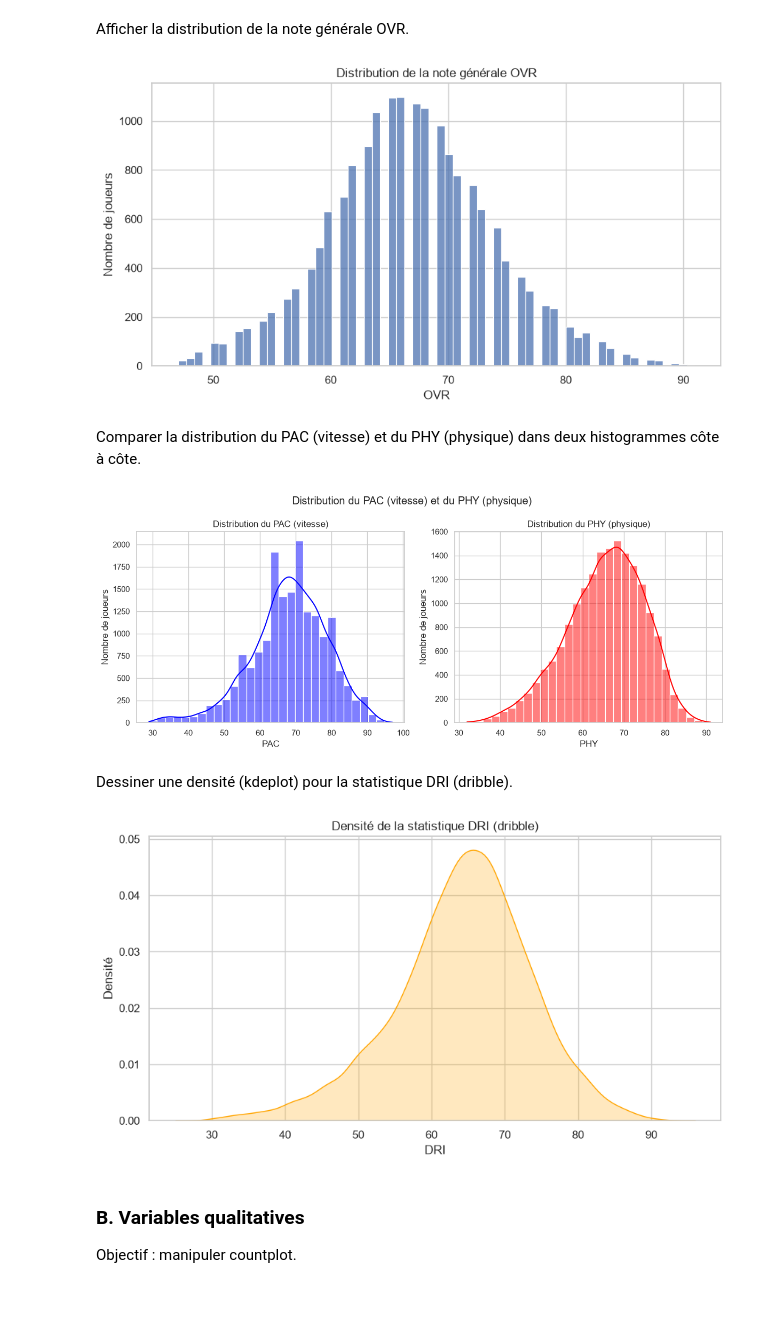
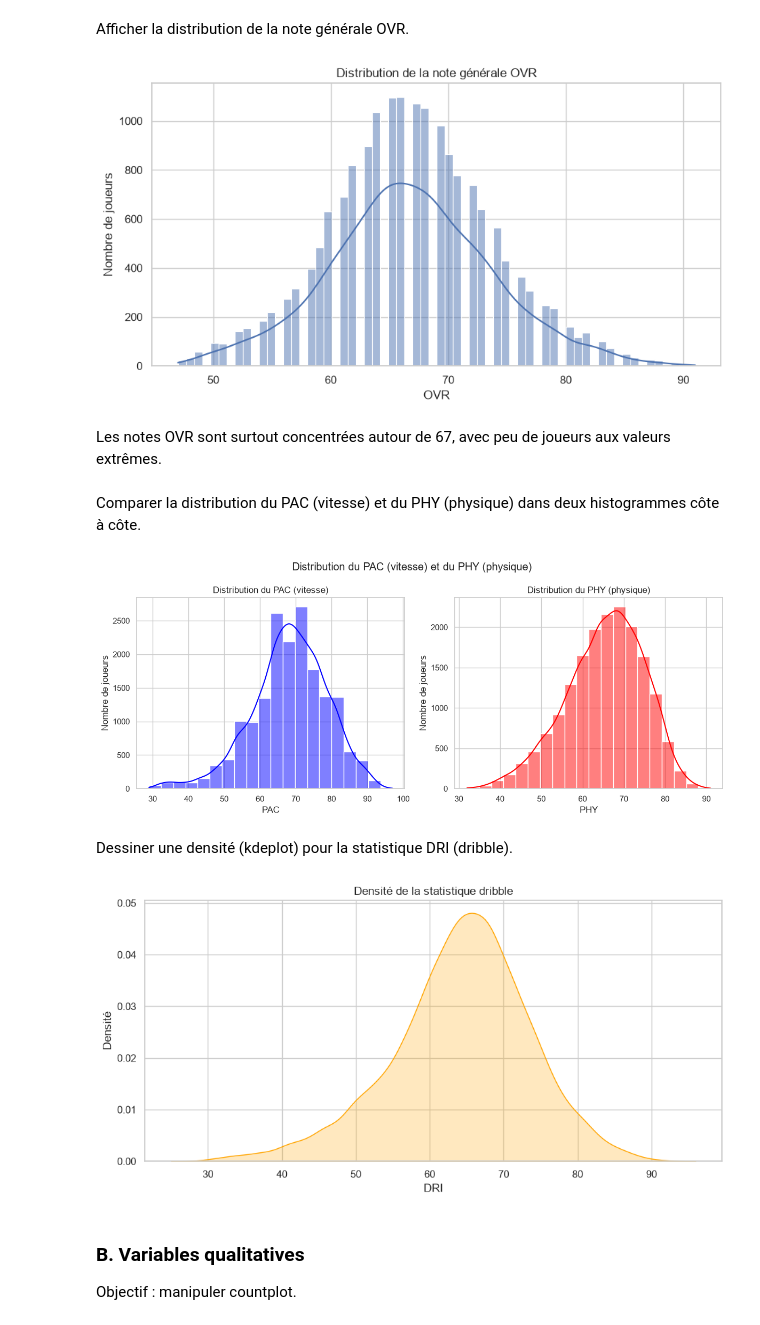
Before and after one commit to Maxime-casr/D-tection-Joueur, a Jupyter notebook: code.ipynb, the cells around one changed output. Saved outputs shown, nothing was run; the diff lists cells and outputs as text; code cells hidden in the pictures; blank space fills up the shorter version.

```diff
--- a/code.ipynb
+++ b/code.ipynb
@@ -82,25 +51,26 @@ Objectif : manipuler histplot , kdeplot .
 Afficher la distribution de la note générale OVR.
 # %%
 plt.figure(figsize=(10, 5))
-sns.histplot(data=df, x='OVR')
+sns.histplot(data=df, x='OVR', kde= True)
 plt.title('Distribution de la note générale OVR')
 plt.xlabel('OVR')
 plt.ylabel('Nombre de joueurs')
 plt.show()
 # %% [output]
-[figure, old version]
+[figure, new version]
+# %% [markdown]
+Les notes OVR sont surtout concentrées autour de 67, avec peu de joueurs aux valeurs extrêmes.
 # %% [markdown]
 Comparer la distribution du PAC (vitesse) et du PHY (physique) dans deux histogrammes côte à côte.
 # %%
-from pyparsing import col
 fig, axes = plt.subplots(1, 2, figsize=(12, 5))
 
-sns.histplot(data=df, x='PAC', bins=30, kde=True, ax=axes[0], color="blue")
+sns.histplot(data=df, x='PAC', bins=20, kde=True, ax=axes[0], color="blue")
 axes[0].set_title('Distribution du PAC (vitesse)')
 axes[0].set_xlabel('PAC')
 axes[0].set_ylabel('Nombre de joueurs')
 
-sns.histplot(data=df, x='PHY', bins=30, kde=True, ax=axes[1],color = "red")
+sns.histplot(data=df, x='PHY', bins=20, kde=True, ax=axes[1],color = "red")
 axes[1].set_title('Distribution du PHY (physique)')
 axes[1].set_xlabel('PHY')
 axes[1].set_ylabel('Nombre de joueurs')
@@ -109,18 +79,18 @@ plt.suptitle('Distribution du PAC (vitesse) et du PHY (physique)')
 plt.tight_layout()
 plt.show()
 # %% [output]
-[figure, old version]
+[figure, new version]
 # %% [markdown]
 Dessiner une densité (kdeplot) pour la statistique DRI (dribble).
 # %%
-plt.figure(figsize=(10, 5))
+plt.figure(figsize=(11, 5))
 sns.kdeplot(data=df, x='DRI', fill=True, color='orange')
-plt.title('Densité de la statistique DRI (dribble)')
+plt.title('Densité de la statistique dribble')
 plt.xlabel('DRI')
 plt.ylabel('Densité')
 plt.show()
 # %% [output]
-[figure, old version]
+[figure, new version]
 # %% [markdown]
 ### B. Variables qualitatives
 
```
Also changed, not shown: parts of 13 cells of this notebook.
